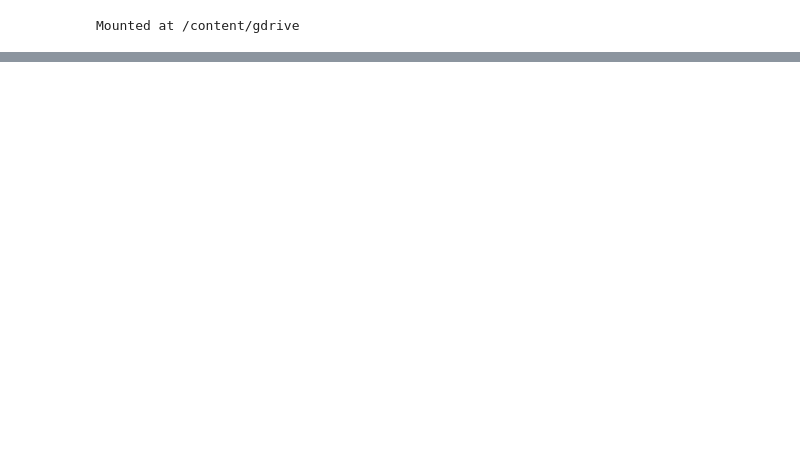
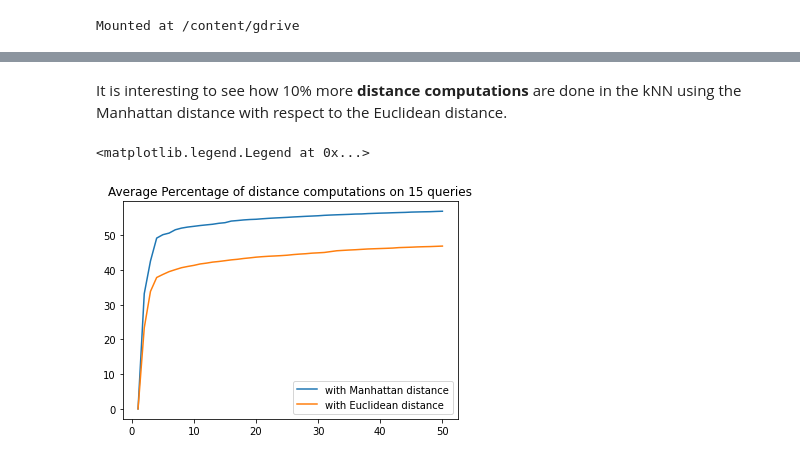
Before and after one commit to EdoardoMorucci/Plant-Leaves-Search-Engine---MIRCV, a Jupyter notebook: Performance_Evaluation.ipynb, the cells around one changed output, grey strips where cells are left out. Drawn from its saved outputs; the diff is of its cells as text; code cells hidden in the pictures; blank space fills up the shorter version.

```diff
--- a/Performance_Evaluation.ipynb
+++ b/Performance_Evaluation.ipynb
@@ -109,0 +301,12 @@ test_ds = tf.keras.preprocessing.image_dataset_from_directory(
+# %%
+features = np.load(FEATURES_PATH)
+
+start_time_euclidian = time.time()
+vp_tree_euclidian = VantagePointTree(features, distance_measure="euclidian", size=len(features))
+time_euclidian = time.time() - start_time_euclidian
+print(f"Time euclidian: {time_euclidian}")
+
+start_time_manhattan = time.time()
+vp_tree_manhattan = VantagePointTree(features, distance_measure="manhattan", size=len(features))
+time_manhattan = time.time() - start_time_manhattan
+print(f"Time manhattan: {time_manhattan}")
@@ -109,0 +375,16 @@ test_ds = tf.keras.preprocessing.image_dataset_from_directory(
+# %% [markdown]
+It is interesting to see how 10% more **distance computations** are done in the kNN using the Manhattan distance with respect to the Euclidean distance.
+# %%
+import matplotlib.pyplot as plt
+x = np.array(range(1,K+1))
+y_manh = np.array(dist_comp_for_k_manh)
+y_euc = np.array(dist_comp_for_k_euc)
+plt.title(f"Average Percentage of distance computations on {NUM_QUERIES} queries")
+
+plt.plot(x, y_manh)
+plt.plot(x, y_euc)
+
+plt.legend(["with Manhattan distance", "with Euclidean distance"])
+# %% [output]
+<matplotlib.legend.Legend at 0x...>
+[figure, added]
```
Also changed, not shown: parts of 41 cells of this notebook.
